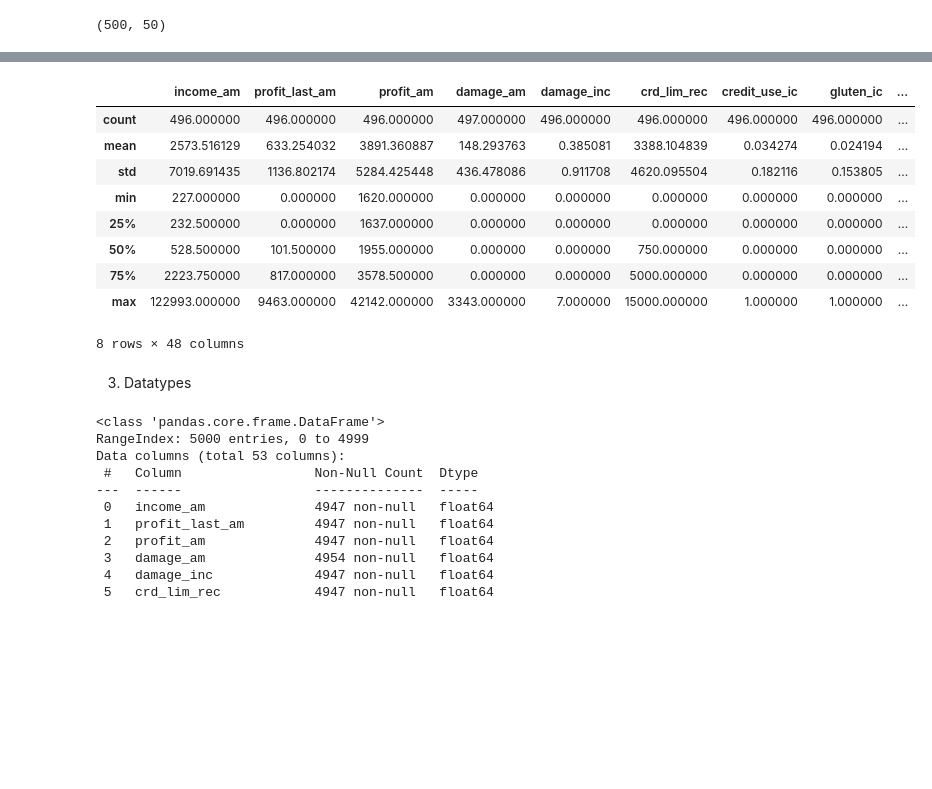
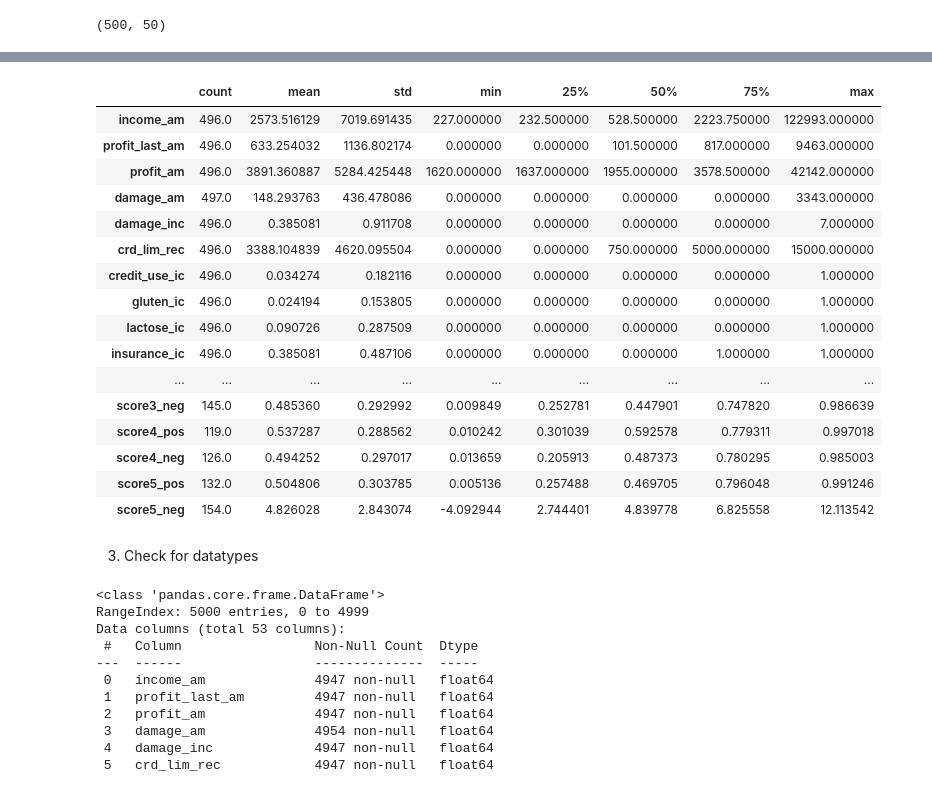
Before and after one commit to TomasHeyneman/Project-ML-, a Jupyter notebook: project.ipynb, the cells around one changed output, grey strips where cells are left out. Saved outputs shown, nothing was run; the diff lists cells and outputs as text; code cells hidden in the pictures; blank space fills up the shorter version.

```diff
--- a/project.ipynb
+++ b/project.ipynb
@@ -90,18 +115,25 @@ train.describe()
 # %%
-score.describe()
+score.describe().T
 # %% [output]
-|  | income_am | profit_last_am | profit_am | damage_am | damage_inc | crd_lim_rec | credit_use_ic | gluten_ic | ... |
-| count | 496.000000 | 496.000000 | 496.000000 | 497.000000 | 496.000000 | 496.000000 | 496.000000 | 496.000000 | ... |
-| mean | 2573.516129 | 633.254032 | 3891.360887 | 148.293763 | 0.385081 | 3388.104839 | 0.034274 | 0.024194 | ... |
-| std | 7019.691435 | 1136.802174 | 5284.425448 | 436.478086 | 0.911708 | 4620.095504 | 0.182116 | 0.153805 | ... |
-| min | 227.000000 | 0.000000 | 1620.000000 | 0.000000 | 0.000000 | 0.000000 | 0.000000 | 0.000000 | ... |
-| 25% | 232.500000 | 0.000000 | 1637.000000 | 0.000000 | 0.000000 | 0.000000 | 0.000000 | 0.000000 | ... |
-| 50% | 528.500000 | 101.500000 | 1955.000000 | 0.000000 | 0.000000 | 750.000000 | 0.000000 | 0.000000 | ... |
-| 75% | 2223.750000 | 817.000000 | 3578.500000 | 0.000000 | 0.000000 | 5000.000000 | 0.000000 | 0.000000 | ... |
-| max | 122993.000000 | 9463.000000 | 42142.000000 | 3343.000000 | 7.000000 | 15000.000000 | 1.000000 | 1.000000 | ... |
+|  | count | mean | std | min | 25% | 50% | 75% | max |
+| income_am | 496.0 | 2573.516129 | 7019.691435 | 227.000000 | 232.500000 | 528.500000 | 2223.750000 | 122993.000000 |
+| profit_last_am | 496.0 | 633.254032 | 1136.802174 | 0.000000 | 0.000000 | 101.500000 | 817.000000 | 9463.000000 |
+| profit_am | 496.0 | 3891.360887 | 5284.425448 | 1620.000000 | 1637.000000 | 1955.000000 | 3578.500000 | 42142.000000 |
+| damage_am | 497.0 | 148.293763 | 436.478086 | 0.000000 | 0.000000 | 0.000000 | 0.000000 | 3343.000000 |
+| damage_inc | 496.0 | 0.385081 | 0.911708 | 0.000000 | 0.000000 | 0.000000 | 0.000000 | 7.000000 |
+| crd_lim_rec | 496.0 | 3388.104839 | 4620.095504 | 0.000000 | 0.000000 | 750.000000 | 5000.000000 | 15000.000000 |
+| credit_use_ic | 496.0 | 0.034274 | 0.182116 | 0.000000 | 0.000000 | 0.000000 | 0.000000 | 1.000000 |
+| gluten_ic | 496.0 | 0.024194 | 0.153805 | 0.000000 | 0.000000 | 0.000000 | 0.000000 | 1.000000 |
+| lactose_ic | 496.0 | 0.090726 | 0.287509 | 0.000000 | 0.000000 | 0.000000 | 0.000000 | 1.000000 |
+| insurance_ic | 496.0 | 0.385081 | 0.487106 | 0.000000 | 0.000000 | 0.000000 | 1.000000 | 1.000000 |
+| ... | ... | ... | ... | ... | ... | ... | ... | ... |
+| score3_neg | 145.0 | 0.485360 | 0.292992 | 0.009849 | 0.252781 | 0.447901 | 0.747820 | 0.986639 |
+| score4_pos | 119.0 | 0.537287 | 0.288562 | 0.010242 | 0.301039 | 0.592578 | 0.779311 | 0.997018 |
+| score4_neg | 126.0 | 0.494252 | 0.297017 | 0.013659 | 0.205913 | 0.487373 | 0.780295 | 0.985003 |
+| score5_pos | 132.0 | 0.504806 | 0.303785 | 0.005136 | 0.257488 | 0.469705 | 0.796048 | 0.991246 |
+| score5_neg | 154.0 | 4.826028 | 2.843074 | -4.092944 | 2.744401 | 4.839778 | 6.825558 | 12.113542 |
-8 rows × 48 columns
-# %% [markdown]
-3. Datatypes
+# %% [markdown]
+3. Check for datatypes
 # %%
 train.info()
 # %% [output]
```
Also changed, not shown: parts of 6 cells of this notebook.
